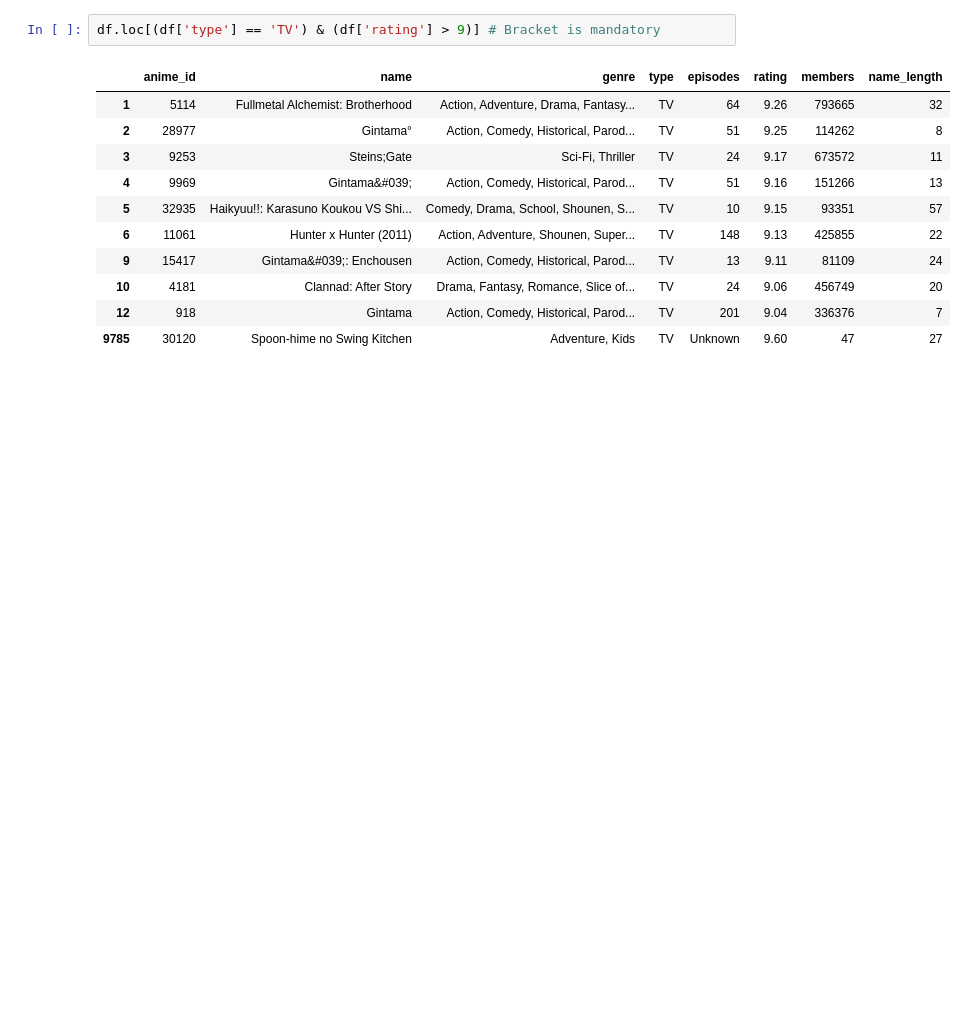
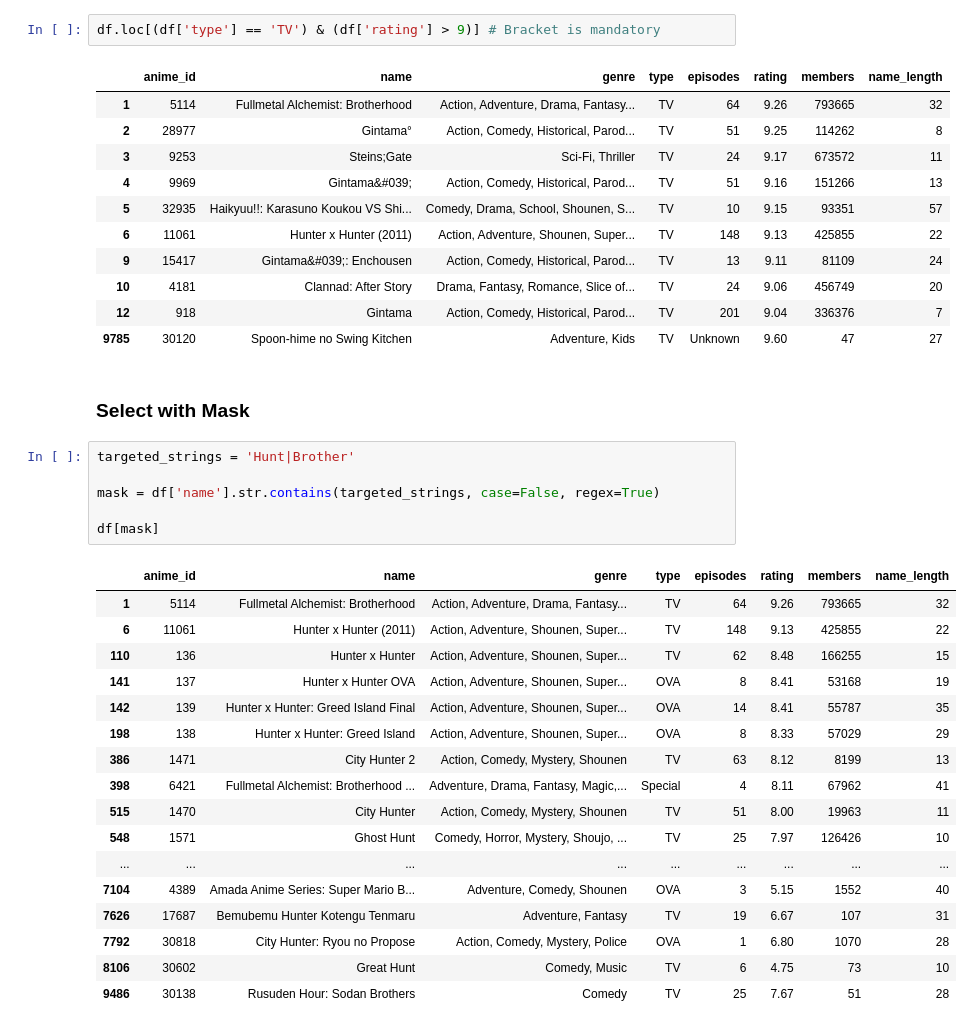
Before and after one commit to aka0/jupyter-cheatsheet, a Jupyter notebook: JupyterCheatSheet.ipynb, the cells around one changed output. Drawn from its saved outputs; the diff is of its cells as text; blank space fills up the shorter version.

Commit message:
Added select with mask

```diff
--- a/JupyterCheatSheet.ipynb
+++ b/JupyterCheatSheet.ipynb
@@ -81,3 +81,29 @@ df.loc[(df['type'] == 'TV') & (df['rating'] > 9)] # Bracket is mandatory
 | 10 | 4181 | Clannad: After Story | Drama, Fantasy, Romance, Slice of... | TV | 24 | 9.06 | 456749 | 20 |
 | 12 | 918 | Gintama | Action, Comedy, Historical, Parod... | TV | 201 | 9.04 | 336376 | 7 |
 | 9785 | 30120 | Spoon-hime no Swing Kitchen | Adventure, Kids | TV | Unknown | 9.60 | 47 | 27 |
+# %% [markdown]
+### Select with Mask
+# %%
+targeted_strings = 'Hunt|Brother'
+
+mask = df['name'].str.contains(targeted_strings, case=False, regex=True)
+
+df[mask]
+# %% [output]
+|  | anime_id | name | genre | type | episodes | rating | members | name_length |
+| 1 | 5114 | Fullmetal Alchemist: Brotherhood | Action, Adventure, Drama, Fantasy... | TV | 64 | 9.26 | 793665 | 32 |
+| 6 | 11061 | Hunter x Hunter (2011) | Action, Adventure, Shounen, Super... | TV | 148 | 9.13 | 425855 | 22 |
+| 110 | 136 | Hunter x Hunter | Action, Adventure, Shounen, Super... | TV | 62 | 8.48 | 166255 | 15 |
+| 141 | 137 | Hunter x Hunter OVA | Action, Adventure, Shounen, Super... | OVA | 8 | 8.41 | 53168 | 19 |
+| 142 | 139 | Hunter x Hunter: Greed Island Final | Action, Adventure, Shounen, Super... | OVA | 14 | 8.41 | 55787 | 35 |
+| 198 | 138 | Hunter x Hunter: Greed Island | Action, Adventure, Shounen, Super... | OVA | 8 | 8.33 | 57029 | 29 |
+| 386 | 1471 | City Hunter 2 | Action, Comedy, Mystery, Shounen | TV | 63 | 8.12 | 8199 | 13 |
+| 398 | 6421 | Fullmetal Alchemist: Brotherhood ... | Adventure, Drama, Fantasy, Magic,... | Special | 4 | 8.11 | 67962 | 41 |
+| 515 | 1470 | City Hunter | Action, Comedy, Mystery, Shounen | TV | 51 | 8.00 | 19963 | 11 |
+| 548 | 1571 | Ghost Hunt | Comedy, Horror, Mystery, Shoujo, ... | TV | 25 | 7.97 | 126426 | 10 |
+| ... | ... | ... | ... | ... | ... | ... | ... | ... |
+| 7104 | 4389 | Amada Anime Series: Super Mario B... | Adventure, Comedy, Shounen | OVA | 3 | 5.15 | 1552 | 40 |
+| 7626 | 17687 | Bemubemu Hunter Kotengu Tenmaru | Adventure, Fantasy | TV | 19 | 6.67 | 107 | 31 |
+| 7792 | 30818 | City Hunter: Ryou no Propose | Action, Comedy, Mystery, Police | OVA | 1 | 6.80 | 1070 | 28 |
+| 8106 | 30602 | Great Hunt | Comedy, Music | TV | 6 | 4.75 | 73 | 10 |
+| 9486 | 30138 | Rusuden Hour: Sodan Brothers | Comedy | TV | 25 | 7.67 | 51 | 28 |
```
Also changed, not shown: parts of 3 cells of this notebook.
